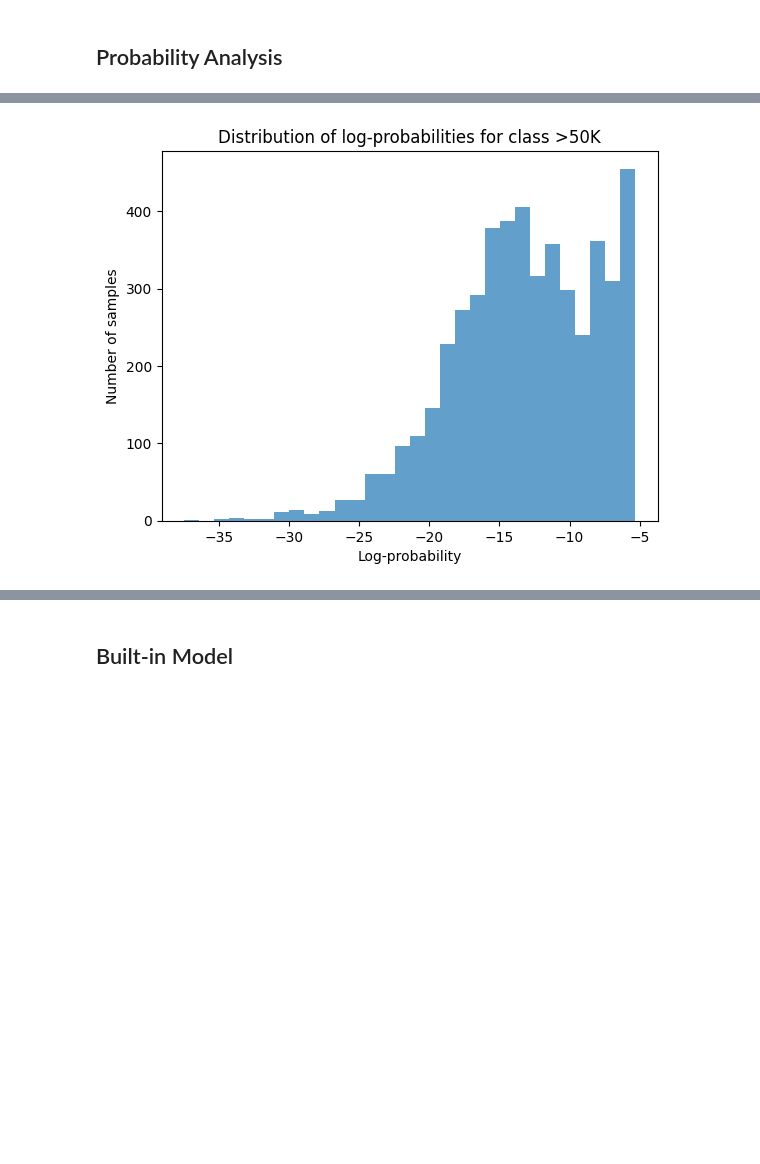
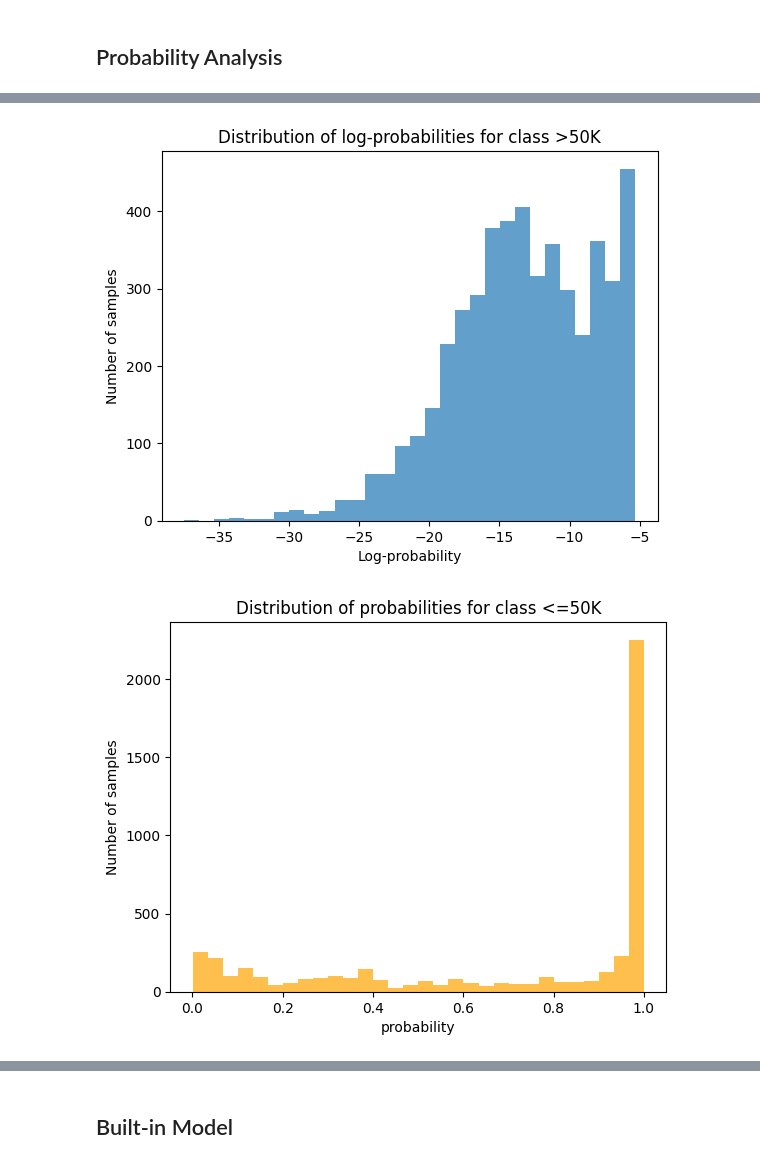
Before and after one commit to habibaelghazouly/ML-projects, a Jupyter notebook: naive-bayes/main.ipynb, the cells around one changed output, grey strips where cells are left out. Saved outputs shown, nothing was run; the diff lists cells and outputs as text; code cells hidden in the pictures; blank space fills up the shorter version.

Commit message:
probability graph

```diff
--- a/naive-bayes/main.ipynb
+++ b/naive-bayes/main.ipynb
@@ -120,6 +120,7 @@ nb_manual.train(x_train, y_train)
 
 # Predict on validation set
 y_val_pred = nb_manual.predict(x_val)
+y_val_probs = nb_manual.probs(x_val)
 y_val_prob = nb_manual.predict_prob(x_val)
 # %% [markdown]
 ## Evaluation of Manual Model
@@ -357,20 +358,35 @@ Confusion Matrix on Test Set:
 # %% [markdown]
 ## Probability Analysis
 # %%
-
+## LOG-PROBABILITY DISTRIBUTION PLOTS
 # probabilities for class <=50K
 plt.hist(y_val_prob[:, 0], bins=30, alpha=0.7, color='orange')
 plt.title("Distribution of log-probabilities for class <=50K")
 plt.xlabel("Log-probability")
 plt.ylabel("Number of samples")
 plt.show()
 
 # probabilities for class >50K
 plt.hist(y_val_prob[:, 1], bins=30, alpha=0.7)
 plt.title("Distribution of log-probabilities for class >50K")
 plt.xlabel("Log-probability")
 plt.ylabel("Number of samples")
 plt.show()
+
+## PROBABILITY DISTRIBUTION PLOTS
+# probabilities for class <=50K
+plt.hist((y_val_probs[:, 0]), bins=30, alpha=0.7, color='orange')
+plt.title("Distribution of probabilities for class <=50K")
+plt.xlabel("probability")
+plt.ylabel("Number of samples")
+plt.show()
+# probabilities for class >50K
+plt.hist((y_val_probs[:, 1]), bins=30, alpha=0.7)
+plt.title("Distribution of probabilities for class >50K")
+plt.xlabel("probability")
+plt.ylabel("Number of samples")
+plt.show()
 # %% [output]
 [figure]
 [figure]
+[figure, added]
```
Also changed, not shown: parts of 1 cell of this notebook, 1 other file.
